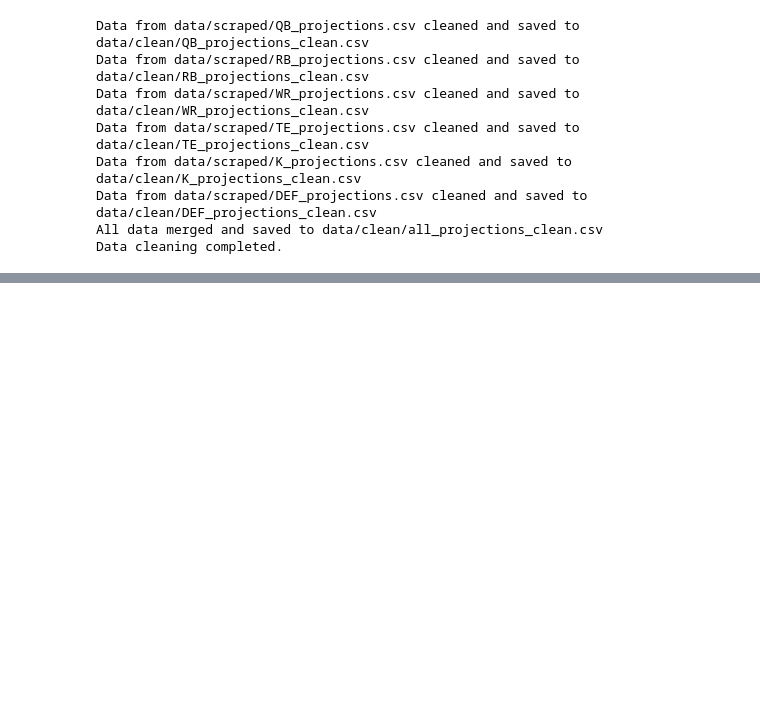
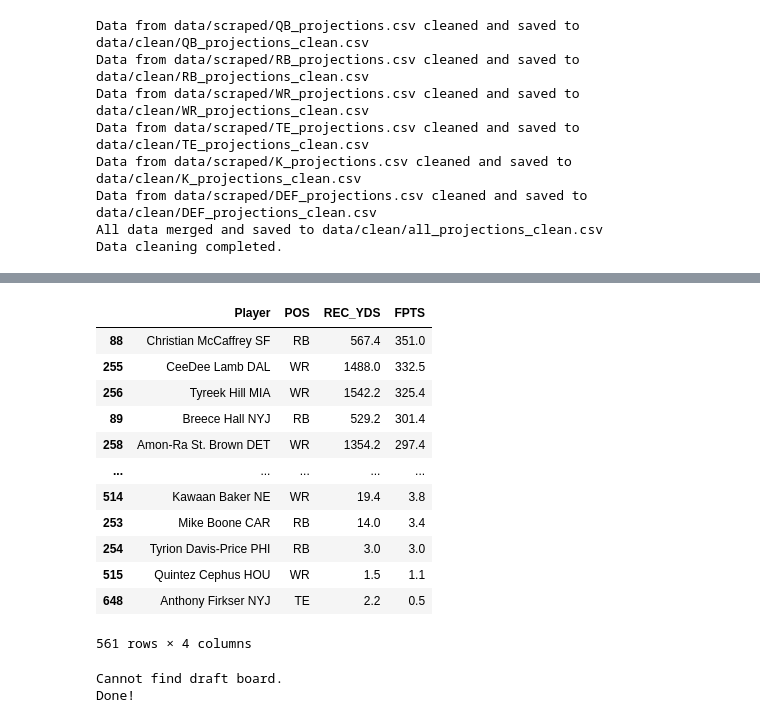
Before and after one commit to jbarns14/fantasy_personal_project, a Jupyter notebook: web_scrape.ipynb, the cells around one changed output, grey strips where cells are left out. Cells and saved outputs as stored; diff of their text form; code cells hidden in the pictures; blank space fills up the shorter version.

```diff
--- a/web_scrape.ipynb
+++ b/web_scrape.ipynb
@@ -297,0 +234,18 @@ Name: REC_YDS, dtype: float64
+# %%
+df[df["POS"].isin(["RB", "WR", "TE"])][
+    ["Player", "POS", "REC_YDS", "FPTS"]
+].sort_values(by="FPTS", ascending=False)
+# %% [output]
+|  | Player | POS | REC_YDS | FPTS |
+| 88 | Christian McCaffrey SF | RB | 567.4 | 351.0 |
+| 255 | CeeDee Lamb DAL | WR | 1488.0 | 332.5 |
+| 256 | Tyreek Hill MIA | WR | 1542.2 | 325.4 |
+| 89 | Breece Hall NYJ | RB | 529.2 | 301.4 |
+| 258 | Amon-Ra St. Brown DET | WR | 1354.2 | 297.4 |
+| ... | ... | ... | ... | ... |
+| 514 | Kawaan Baker NE | WR | 19.4 | 3.8 |
+| 253 | Mike Boone CAR | RB | 14.0 | 3.4 |
+| 254 | Tyrion Davis-Price PHI | RB | 3.0 | 3.0 |
+| 515 | Quintez Cephus HOU | WR | 1.5 | 1.1 |
+| 648 | Anthony Firkser NYJ | TE | 2.2 | 0.5 |
+561 rows × 4 columns
@@ -297,0 +287,5 @@ Name: REC_YDS, dtype: float64
+# %%
+scrape_draft(mock_draft_url)
+# %% [output]
+Cannot find draft board.
+Done!
```
Also changed, not shown: parts of 19 cells of this notebook.
